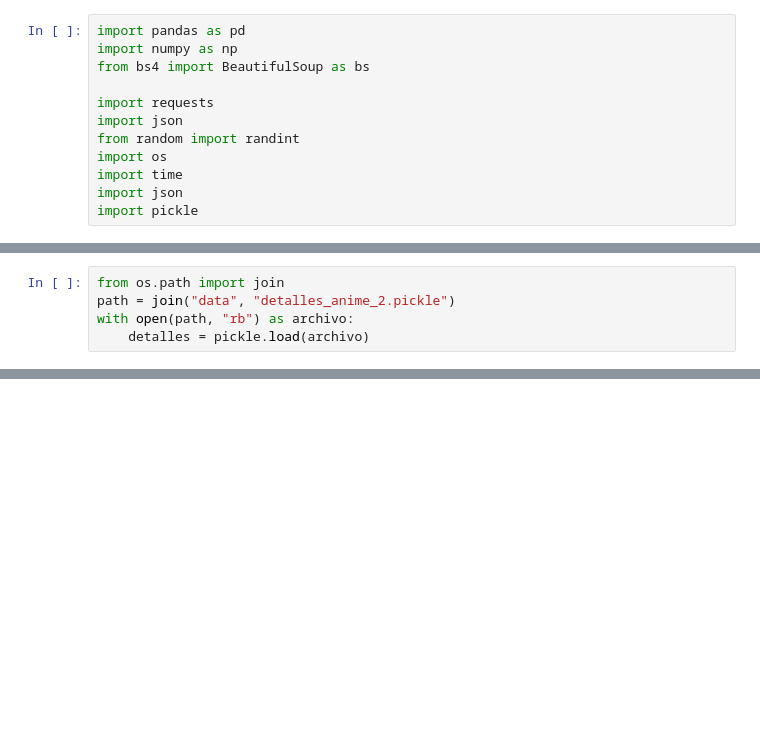
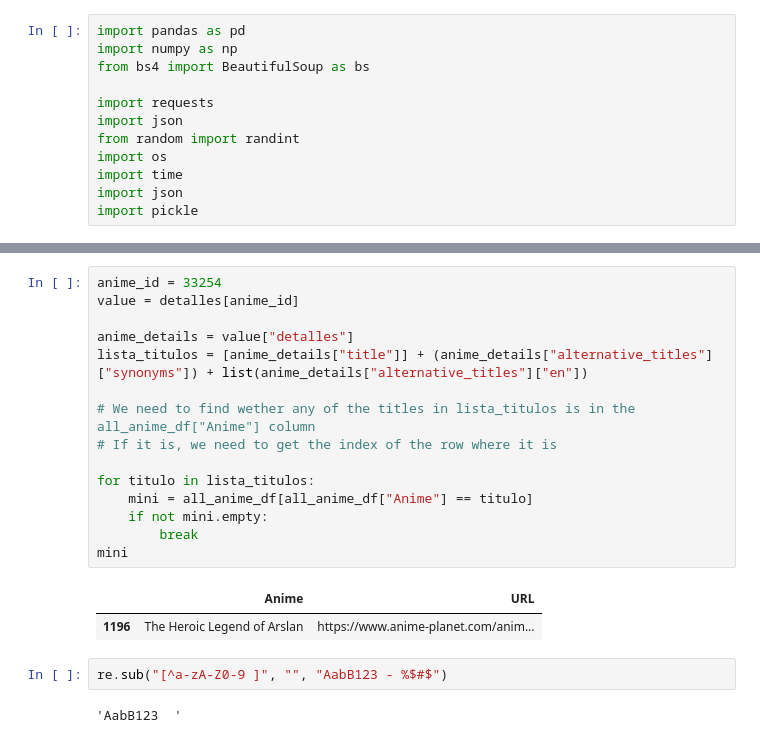
Before and after one commit to VAMarques/Proyecto-Grupo-12, a Jupyter notebook: demo Victor/tags.ipynb, the cells around one changed output, grey strips where cells are left out. Cells and saved outputs as stored; diff of their text form; blank space fills up the shorter version.

```diff
--- a/demo Victor/tags.ipynb
+++ b/demo Victor/tags.ipynb
@@ -41,5 +29,0 @@ all_anime_df
-# %%
-from os.path import join
-path = join("data", "detalles_anime_2.pickle")
-with open(path, "rb") as archivo:
-    detalles = pickle.load(archivo)
@@ -66,0 +97,22 @@ for anime_id, value in detalles.items():
+# %%
+anime_id = 33254
+value = detalles[anime_id]
+
+anime_details = value["detalles"]
+lista_titulos = [anime_details["title"]] + (anime_details["alternative_titles"]["synonyms"]) + list(anime_details["alternative_titles"]["en"])
+
+# We need to find wether any of the titles in lista_titulos is in the all_anime_df["Anime"] column
+# If it is, we need to get the index of the row where it is
+
+for titulo in lista_titulos:
+    mini = all_anime_df[all_anime_df["Anime"] == titulo]
+    if not mini.empty:
+        break
+mini
+# %% [output]
+|  | Anime | URL |
+| 1196 | The Heroic Legend of Arslan | https://www.anime-planet.com/anim... |
+# %%
+re.sub("[^a-zA-Z0-9 ]", "", "AabB123 - %$#$")
+# %% [output]
+'AabB123  '
```
Also changed, not shown: parts of 20 cells of this notebook, 4 other files.
